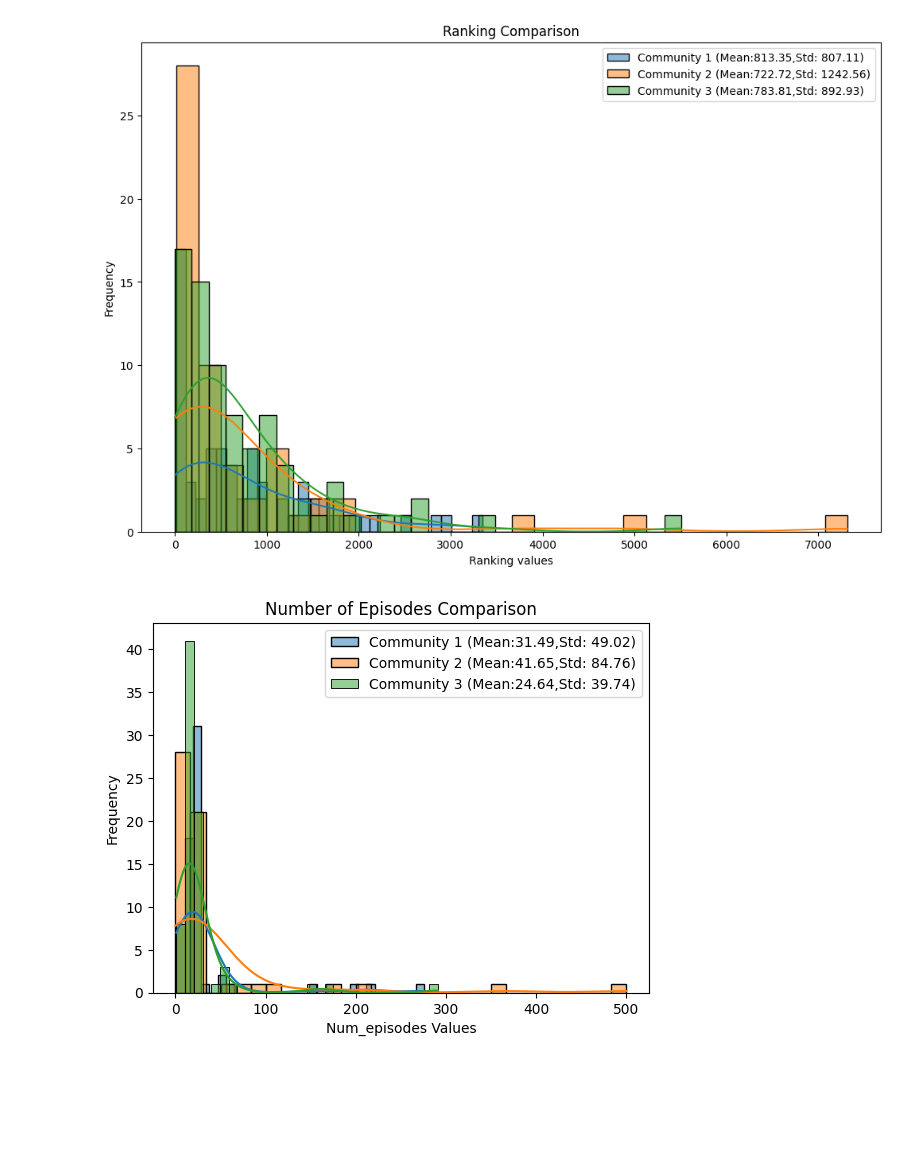
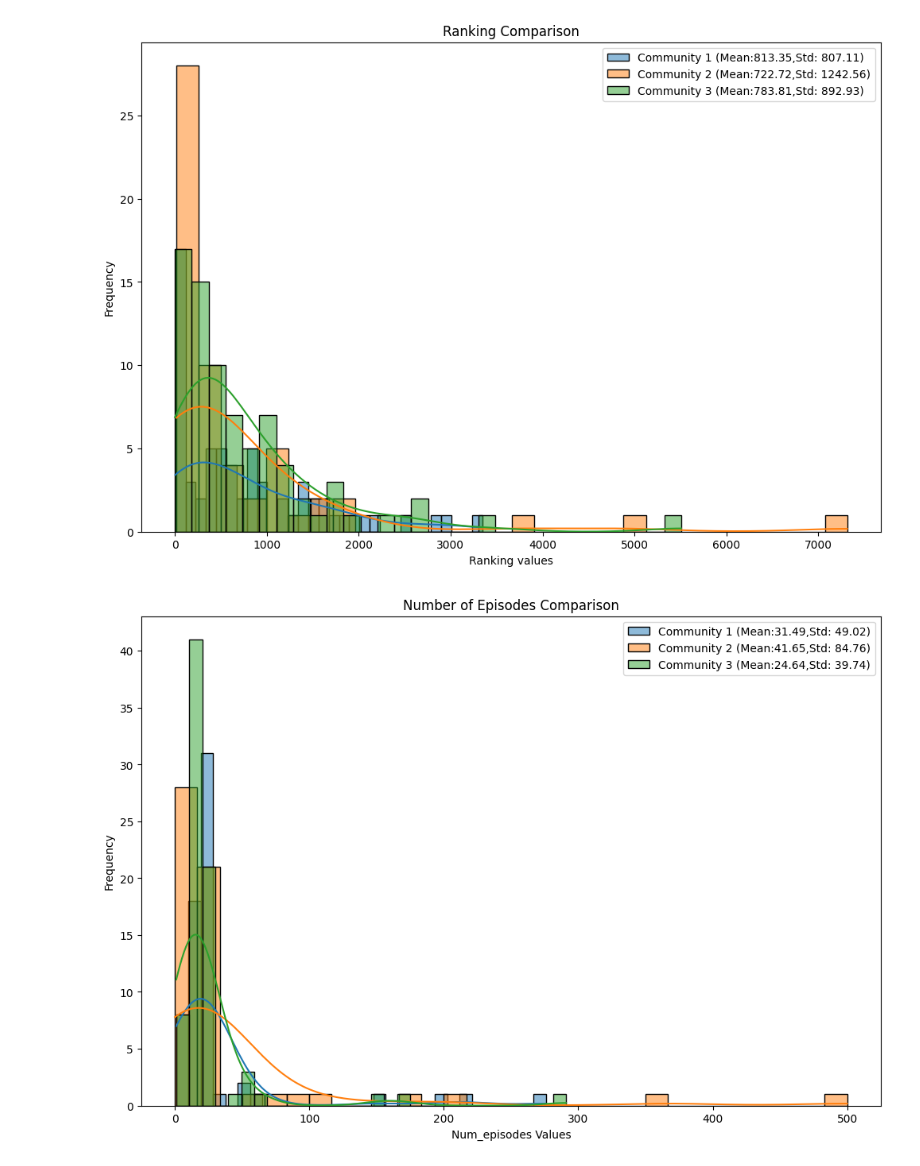
Before and after one commit to VietAnhNguyen20/M2_DM_Anime, a Jupyter notebook: dataSet-to-AnimeGraph.ipynb, the cells around one changed output. Saved outputs shown, nothing was run; the diff lists cells and outputs as text; code cells hidden in the pictures; blank space fills up the shorter version.

Commit message:
Bigger plot

```diff
--- a/dataSet-to-AnimeGraph.ipynb
+++ b/dataSet-to-AnimeGraph.ipynb
@@ -382,25 +382,27 @@ plt.show()
 # %% [output]
 [figure]
 # %%
+fig, ax = plt.subplots(figsize=(12, 8))
+
 for i in range(len(list(communities.keys()))):
     anime_community = anime_selected_df[anime_selected_df["community"] == i]
     # plt.hist(anime_community['episodes'].to_list(), bins=30, alpha=0.5, label=f'Num_episodes of community {i+1}')
     mean_ep = round(anime_community['episodes'].mean(),2)
     std_ep = round(anime_community['episodes'].std(),2)
     sns.histplot(
         anime_community['episodes'].to_list(),
         bins=30,
         kde=True,
         label=f'Community {i+1} (Mean:{mean_ep},Std: {std_ep})',
         kde_kws={"bw_adjust": 1}
     )
 
 plt.xlabel('Num_episodes Values')
 plt.ylabel('Frequency')
 plt.title('Number of Episodes Comparison')
 
 
 plt.legend()
 plt.show()
 # %% [output]
-[figure, old version]
+[figure, new version]
```
